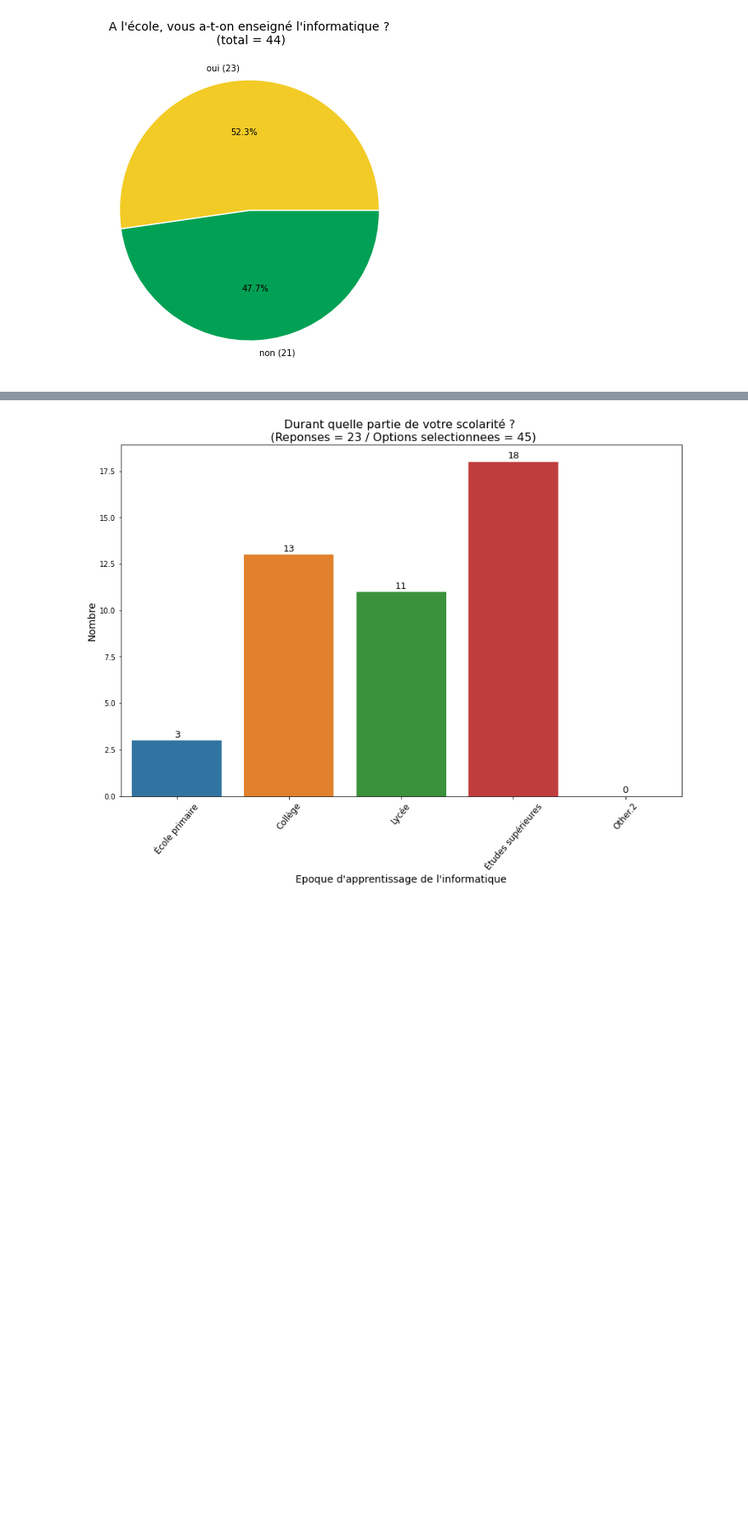
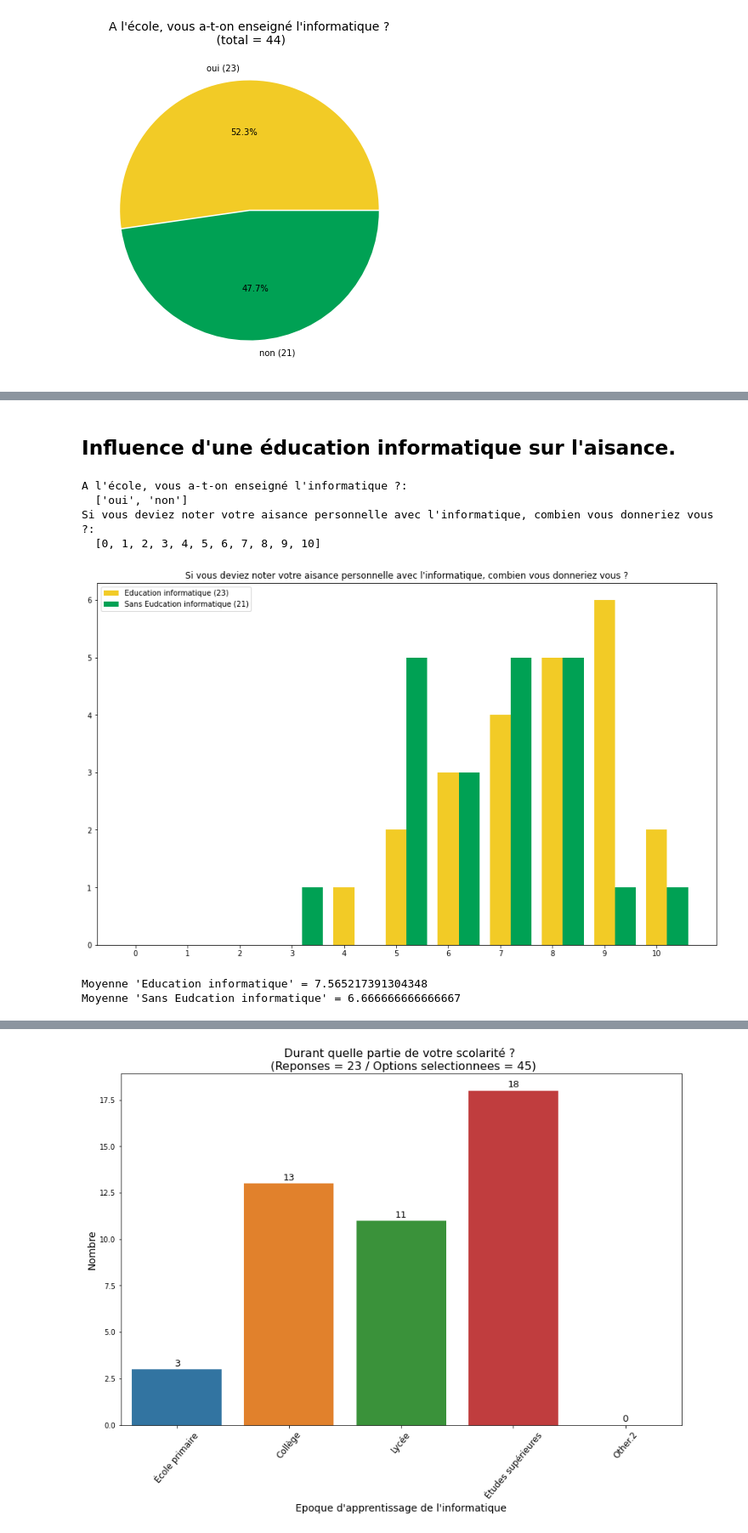
Before and after one commit to MaximoRose/QA_AnalyseResTypeForm, a Jupyter notebook: OpportuniteGP/OpportuniteGP.ipynb, the cells around one changed output, grey strips where cells are left out. Shown at 85% size. Drawn from its saved outputs; the diff is of its cells as text; code cells hidden in the pictures; blank space fills up the shorter version.

```diff
--- a/OpportuniteGP/OpportuniteGP.ipynb
+++ b/OpportuniteGP/OpportuniteGP.ipynb
@@ -420,0 +524,23 @@ TODO : Mettre le graph en fonction de l'age car c'est vraiment lui qui a de l'in
+# %% [markdown]
+## Influence d'une éducation informatique sur l'aisance.
+# %%
+# Récupérer les résultats croiser des questions "Avez-vous appris l'informatique à l'école"
+q_apprentissage, l_apprentissage_lbl, l_apprentissage_dtfs, q_aisance, aisance_lbls, aisance_byapprentissage_dtfs = tfs.get_x_res(gidx1=2,qid1='NXnMNhHW9dGK', gidx2=1,qid2='bK9T5Pen4AB0')
+# %% [output]
+A l'école, vous a-t-on enseigné l'informatique ?:
+  ['oui', 'non']
+Si vous deviez noter votre aisance personnelle avec l'informatique, combien vous donneriez vous ?:
+  [0, 1, 2, 3, 4, 5, 6, 7, 8, 9, 10]
+# %%
+# Modifier les labels "oui" et "non", pour etre plus parlants :
+l_apprentissage_lbl[0] = "Education informatique"
+l_apprentissage_lbl[1] = "Sans Eudcation informatique"
+# Appel fonction mbr multiple bar charts
+cln_df_aisance_byageapprentissage = myfig.plot_mbr_multiple_bars(qtitle = q_aisance, xlist_labels = aisance_lbls, legends = l_apprentissage_lbl, list_sub_dtfs = aisance_byapprentissage_dtfs, bar_indxs = [0, 1])
+# %% [output]
+[figure, added]
+# %%
+df_aisancebyapprentissage_moyennes = mbrpl.print_moyennes_xresults_mbarchart(df_xplot = cln_df_aisance_byageapprentissage, listofnotes = aisance_lbls)
+# %% [output]
+Moyenne 'Education informatique' = 7.565217391304348
+Moyenne 'Sans Eudcation informatique' = 6.666666666666667
```
Also changed, not shown: parts of 186 cells of this notebook, 3 other files.
